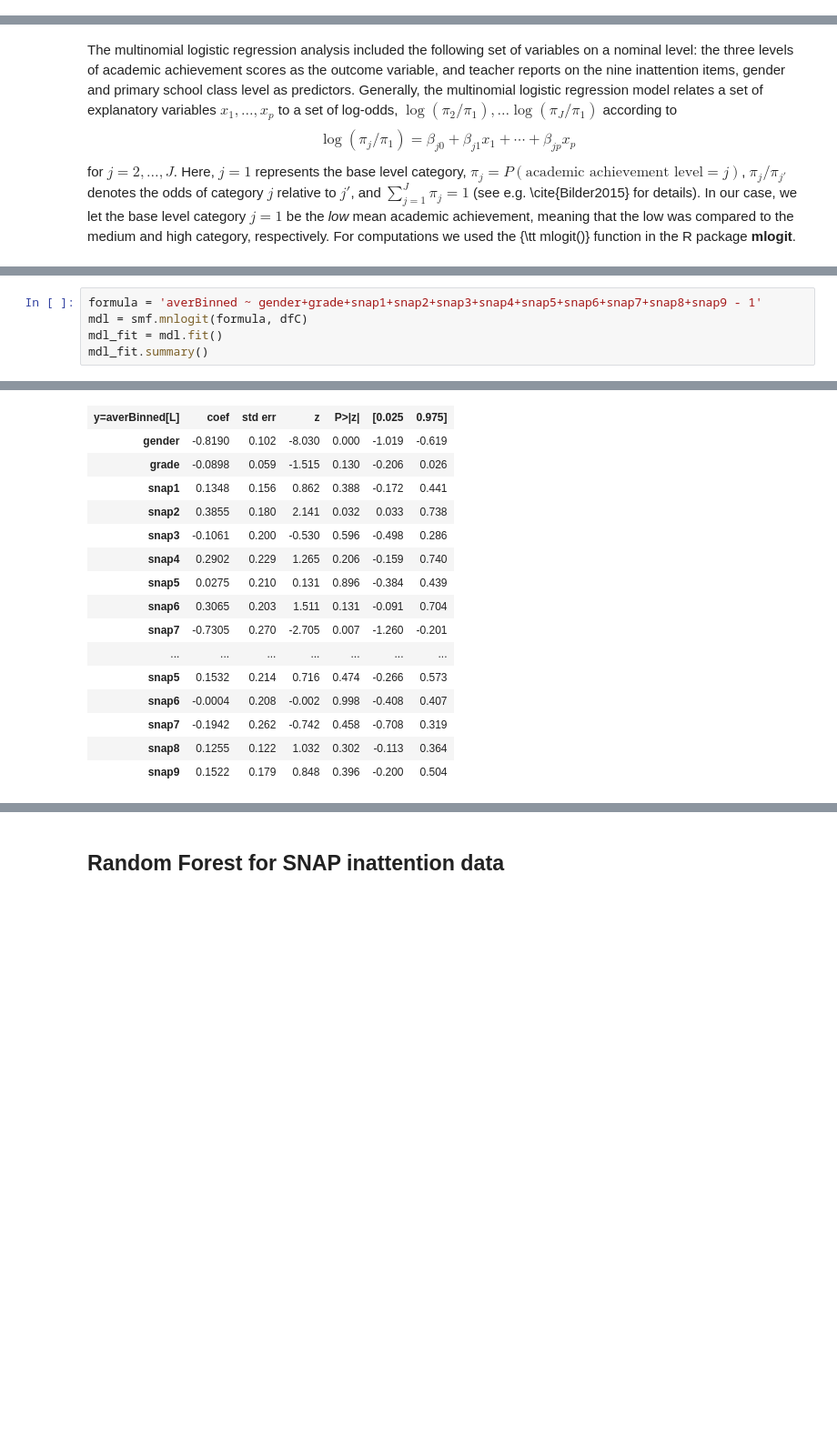
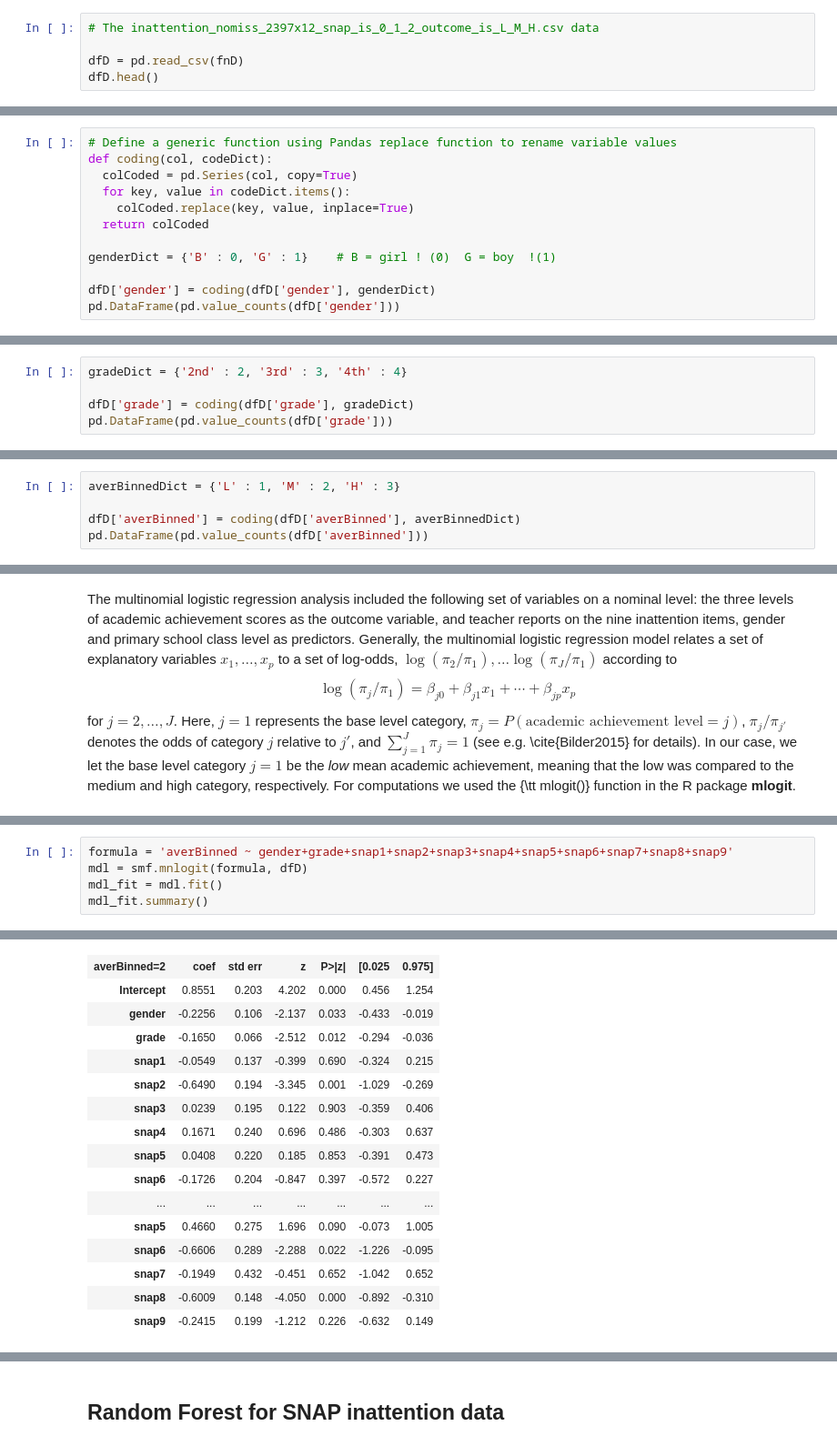
Before and after one commit to arvidl/inattention-populationsample, a Jupyter notebook: notebooks/prediction.ipynb, the cells around one changed output, grey strips where cells are left out. Shown at 91% size. Cells and saved outputs as stored; diff of their text form; blank space fills up the shorter version.

Commit message:
updated with CART and multinomial logistic regression and checked the data with previous tables

```diff
--- a/notebooks/prediction.ipynb
+++ b/notebooks/prediction.ipynb
@@ -91,0 +107,5 @@ fnE = "../data/inattention_nomiss_2397x12_snap_is_0_1_2_outcome_is_0_1_2.csv"
+# %%
+# The inattention_nomiss_2397x12_snap_is_0_1_2_outcome_is_L_M_H.csv data
+
+dfD = pd.read_csv(fnD)
+dfD.head()
@@ -138,0 +168,12 @@ Image("../images/snap_responses.png")
+# %%
+# Define a generic function using Pandas replace function to rename variable values
+def coding(col, codeDict):
+  colCoded = pd.Series(col, copy=True)
+  for key, value in codeDict.items():
+    colCoded.replace(key, value, inplace=True)
+  return colCoded
+
+genderDict = {'B' : 0, 'G' : 1}    # B = girl ! (0)  G = boy  !(1)
+
+dfD['gender'] = coding(dfD['gender'], genderDict)
+pd.DataFrame(pd.value_counts(dfD['gender']))
@@ -138,0 +191,5 @@ Image("../images/snap_responses.png")
+# %%
+gradeDict = {'2nd' : 2, '3rd' : 3, '4th' : 4}
+
+dfD['grade'] = coding(dfD['grade'], gradeDict)
+pd.DataFrame(pd.value_counts(dfD['grade']))
@@ -138,0 +237,5 @@ Image("../images/snap_responses.png")
+# %%
+averBinnedDict = {'L' : 1, 'M' : 2, 'H' : 3}
+
+dfD['averBinned'] = coding(dfD['averBinned'], averBinnedDict)
+pd.DataFrame(pd.value_counts(dfD['averBinned']))
@@ -300,8 +450,8 @@ Index(['gender', 'grade', 'snap1', 'snap2', 'snap3', 'snap4', 'snap5', 'snap6',
        'snap7', 'snap8', 'snap9', 'averBinned'],
       dtype='object')
 # %%
-formula = 'averBinned ~ gender+grade+snap1+snap2+snap3+snap4+snap5+snap6+snap7+snap8+snap9 - 1'
-mdl = smf.mnlogit(formula, dfC)
+formula = 'averBinned ~ gender+grade+snap1+snap2+snap3+snap4+snap5+snap6+snap7+snap8+snap9'
+mdl = smf.mnlogit(formula, dfD)
 mdl_fit = mdl.fit()
 mdl_fit.summary()
 # %% [output]
@@ -319,16 +469,16 @@ MNLogit Regression Results
-| y=averBinned[L] | coef | std err | z | P>|z| | [0.025 | 0.975] |
-| gender | -0.8190 | 0.102 | -8.030 | 0.000 | -1.019 | -0.619 |
-| grade | -0.0898 | 0.059 | -1.515 | 0.130 | -0.206 | 0.026 |
-| snap1 | 0.1348 | 0.156 | 0.862 | 0.388 | -0.172 | 0.441 |
-| snap2 | 0.3855 | 0.180 | 2.141 | 0.032 | 0.033 | 0.738 |
-| snap3 | -0.1061 | 0.200 | -0.530 | 0.596 | -0.498 | 0.286 |
-| snap4 | 0.2902 | 0.229 | 1.265 | 0.206 | -0.159 | 0.740 |
-| snap5 | 0.0275 | 0.210 | 0.131 | 0.896 | -0.384 | 0.439 |
-| snap6 | 0.3065 | 0.203 | 1.511 | 0.131 | -0.091 | 0.704 |
-| snap7 | -0.7305 | 0.270 | -2.705 | 0.007 | -1.260 | -0.201 |
+| averBinned=2 | coef | std err | z | P>|z| | [0.025 | 0.975] |
+| Intercept | 0.8551 | 0.203 | 4.202 | 0.000 | 0.456 | 1.254 |
+| gender | -0.2256 | 0.106 | -2.137 | 0.033 | -0.433 | -0.019 |
+| grade | -0.1650 | 0.066 | -2.512 | 0.012 | -0.294 | -0.036 |
+| snap1 | -0.0549 | 0.137 | -0.399 | 0.690 | -0.324 | 0.215 |
+| snap2 | -0.6490 | 0.194 | -3.345 | 0.001 | -1.029 | -0.269 |
+| snap3 | 0.0239 | 0.195 | 0.122 | 0.903 | -0.359 | 0.406 |
+| snap4 | 0.1671 | 0.240 | 0.696 | 0.486 | -0.303 | 0.637 |
+| snap5 | 0.0408 | 0.220 | 0.185 | 0.853 | -0.391 | 0.473 |
+| snap6 | -0.1726 | 0.204 | -0.847 | 0.397 | -0.572 | 0.227 |
 | ... | ... | ... | ... | ... | ... | ... |
-| snap5 | 0.1532 | 0.214 | 0.716 | 0.474 | -0.266 | 0.573 |
-| snap6 | -0.0004 | 0.208 | -0.002 | 0.998 | -0.408 | 0.407 |
-| snap7 | -0.1942 | 0.262 | -0.742 | 0.458 | -0.708 | 0.319 |
-| snap8 | 0.1255 | 0.122 | 1.032 | 0.302 | -0.113 | 0.364 |
-| snap9 | 0.1522 | 0.179 | 0.848 | 0.396 | -0.200 | 0.504 |
+| snap5 | 0.4660 | 0.275 | 1.696 | 0.090 | -0.073 | 1.005 |
+| snap6 | -0.6606 | 0.289 | -2.288 | 0.022 | -1.226 | -0.095 |
+| snap7 | -0.1949 | 0.432 | -0.451 | 0.652 | -1.042 | 0.652 |
+| snap8 | -0.6009 | 0.148 | -4.050 | 0.000 | -0.892 | -0.310 |
+| snap9 | -0.2415 | 0.199 | -1.212 | 0.226 | -0.632 | 0.149 |
```
Also changed, not shown: parts of 55 cells of this notebook.
